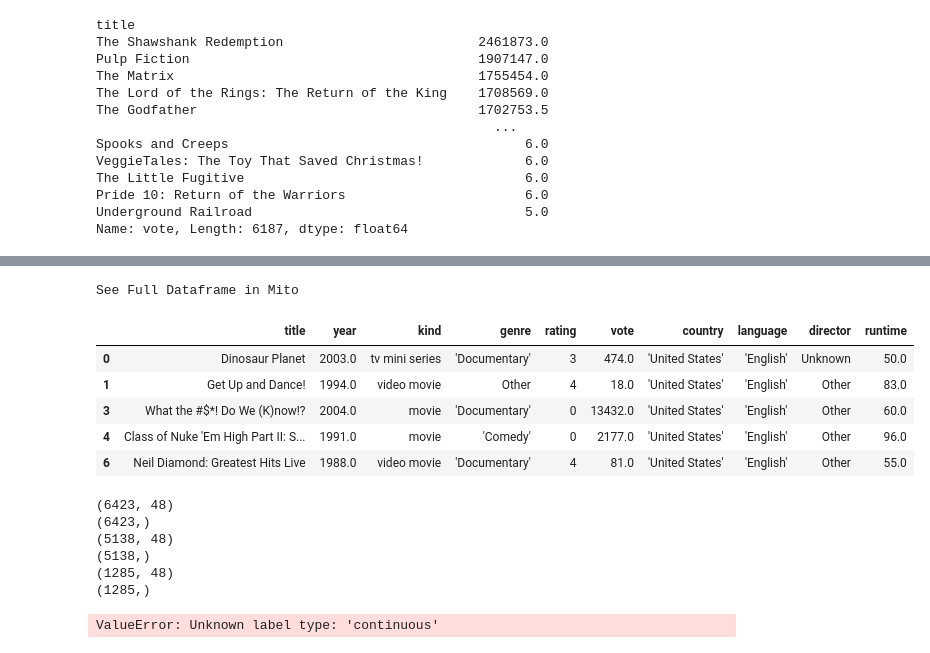
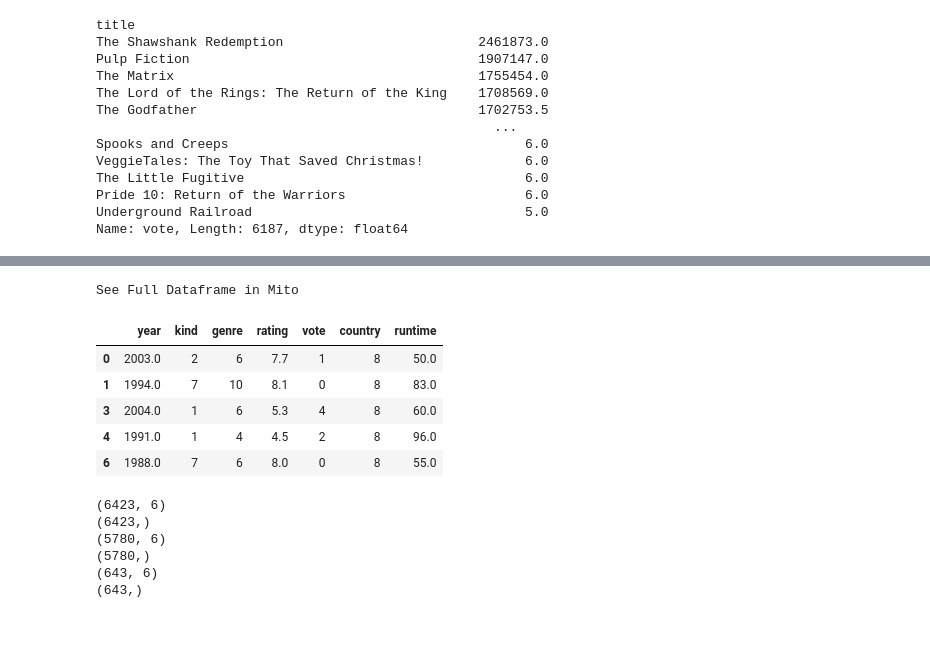
Before and after one commit to aiolii63/Netflix-Movie-Database, a Jupyter notebook: Code/netflix.ipynb, the cells around one changed output, grey strips where cells are left out. Drawn from its saved outputs; the diff is of its cells as text; code cells hidden in the pictures.

```diff
--- a/Code/netflix.ipynb
+++ b/Code/netflix.ipynb
@@ -1082,0 +882,7 @@ See Full Dataframe in Mito
+# %%
+#Label encoder
+
+from sklearn.preprocessing import LabelEncoder
+
+label = LabelEncoder()
+df.kind = label.fit_transform(df.kind)
@@ -1121,2 +915,3 @@ See Full Dataframe in Mito
 # %%
-df_dummy.drop('title', axis=1, inplace=True)
+df.drop('title', axis=1, inplace=True)
+df.head()
@@ -1122,0 +926,3 @@ df_dummy.drop('title', axis=1, inplace=True)
+# %%
+df.genre = label.fit_transform(df.genre)
+df.head()
@@ -1122,0 +937,3 @@ df_dummy.drop('title', axis=1, inplace=True)
+# %%
+df.country = label.fit_transform(df.country)
+df.head()
@@ -1148,42 +987,44 @@ plt.show()
 # %%
-#Bin our runtime (Y = rating)
+#Bin our runtime (Y = vote)
 
-df.rating = pd.qcut(df.rating,
+df.vote = pd.qcut(df.vote,
                             q=[0, .2, .4, .6, .8, 1],
                             labels=False,
                             precision=0)
 df.head()
 # %% [output]
 See Full Dataframe in Mito
-|  | title | year | kind | genre | rating | vote | country | language | director | runtime |
-| 0 | Dinosaur Planet | 2003.0 | tv mini series | 'Documentary' | 3 | 474.0 | 'United States' | 'English' | Unknown | 50.0 |
-| 1 | Get Up and Dance! | 1994.0 | video movie | Other | 4 | 18.0 | 'United States' | 'English' | Other | 83.0 |
-| 3 | What the #$*! Do We (K)now!? | 2004.0 | movie | 'Documentary' | 0 | 13432.0 | 'United States' | 'English' | Other | 60.0 |
-| 4 | Class of Nuke 'Em High Part II: S... | 1991.0 | movie | 'Comedy' | 0 | 2177.0 | 'United States' | 'English' | Other | 96.0 |
-| 6 | Neil Diamond: Greatest Hits Live | 1988.0 | video movie | 'Documentary' | 4 | 81.0 | 'United States' | 'English' | Other | 55.0 |
+|  | year | kind | genre | rating | vote | country | runtime |
+| 0 | 2003.0 | 2 | 6 | 7.7 | 1 | 8 | 50.0 |
+| 1 | 1994.0 | 7 | 10 | 8.1 | 0 | 8 | 83.0 |
+| 3 | 2004.0 | 1 | 6 | 5.3 | 4 | 8 | 60.0 |
+| 4 | 1991.0 | 1 | 4 | 4.5 | 2 | 8 | 96.0 |
+| 6 | 1988.0 | 7 | 6 | 8.0 | 0 | 8 | 55.0 |
 # %%
-#Split train and test sets
+#Split train and test sets + normalize x !
 
 from sklearn.model_selection import train_test_split
+from sklearn import preprocessing
+import numpy as np
 
 # Your code here:
-x = df_dummy.drop(['rating'], axis=1)
-y = df_dummy['rating']
+x = df.drop(['vote'], axis=1)
+y = df['vote']
 # print(x.head())
 print(x.shape)
 # print(y.head())
 print(y.shape)
 
-x_train, x_test, y_train, y_test = train_test_split(x, y, test_size=0.2, random_state=42)
+x_train, x_test, y_train, y_test = train_test_split(x, y, test_size=0.1, random_state=42)
 print(x_train.shape)
 print(y_train.shape)
 print(x_test.shape)
 print(y_test.shape)
 # %% [output]
-(6423, 48)
+(6423, 6)
 (6423,)
-(5138, 48)
-(5138,)
-(1285, 48)
-(1285,)
+(5780, 6)
+(5780,)
+(643, 6)
+(643,)
 # %%
@@ -1198,16 +1031,5 @@ x_test = rc.transform(x_test)
 from sklearn.metrics import classification_report
 from sklearn.metrics import confusion_matrix
-# %%
-from sklearn.ensemble import RandomForestClassifier
-
-rfc = RandomForestClassifier()
-rfc.fit(x_train, y_train)
-y_pred = rfc.predict(x_test)
-acc_rfc = rfc.score(x_test, y_test)
-print('The accuracy of the Random Forest Classifier is:', acc_rfc * 100, '%')
-generate_results(rfc, y_pred, 'Random Forest Classifier')
-# %% [output]
-ValueError: Unknown label type: 'continuous'
 # %%
 def generate_results(model, predictions, name):
     cl_rep = classification_report(y_test, predictions)
```
Also changed, not shown: parts of 56 cells of this notebook.
